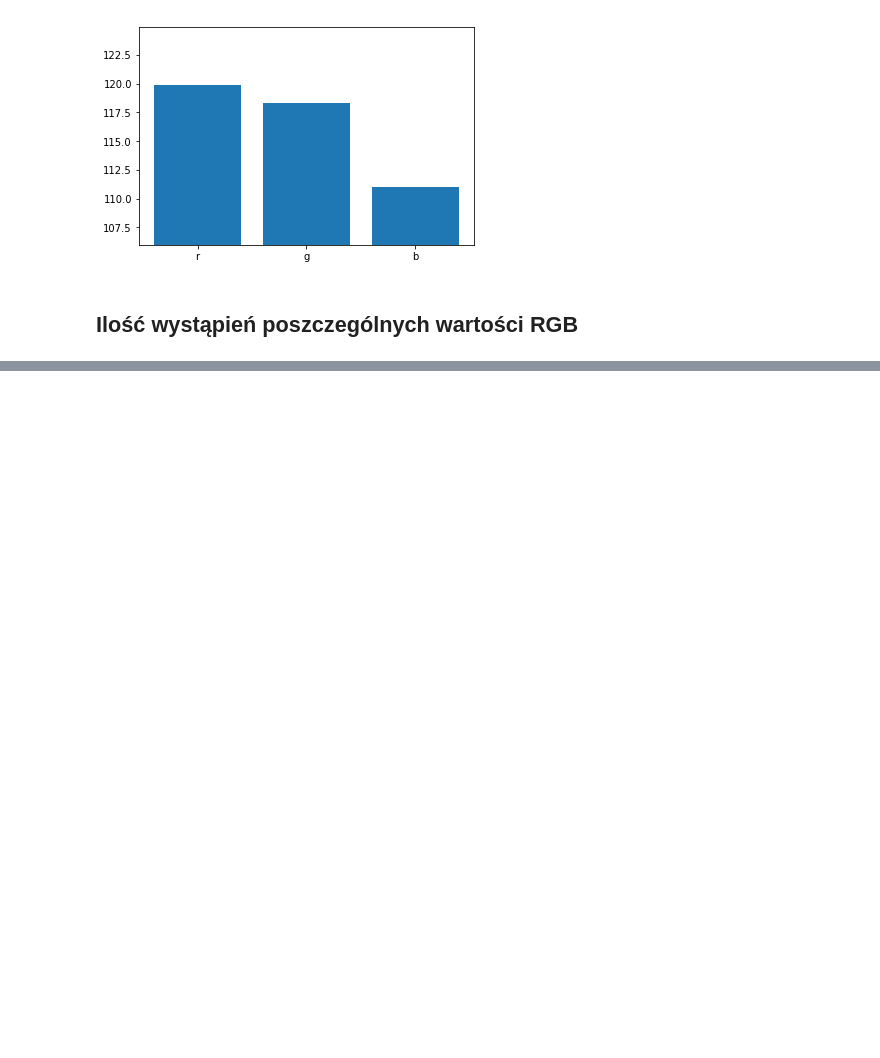
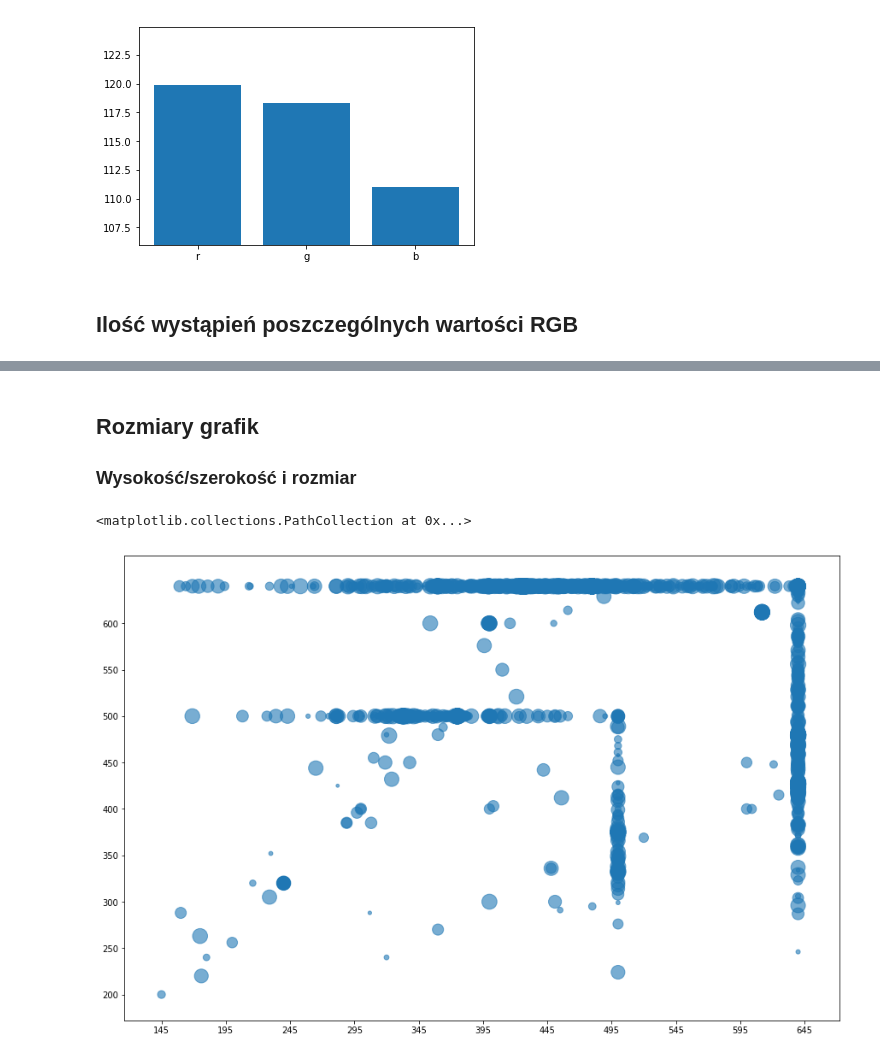
Before and after one commit to konradszwed/projekt_analiza_obrazu, a Jupyter notebook: main.ipynb, the cells around one changed output, grey strips where cells are left out. Drawn from its saved outputs; the diff is of its cells as text; code cells hidden in the pictures; blank space fills up the shorter version.

```diff
--- a/main.ipynb
+++ b/main.ipynb
@@ -274,0 +373,28 @@ plt.show()
+# %% [markdown]
+<h2>Rozmiary grafik</h2>
+<h3>Wysokość/szerokość i rozmiar</h3>
+# %%
+t=[i for i in range(256)]
+datax,datay,datar=[],[],[]
+for i in range(0,len(dane)):
+    datax.append(dane[i][3])
+    datay.append(dane[i][4])
+    datar.append(dane[i][6])
+
+line = plt.figure()
+
+plt.xticks(np.arange(min(datax), max(datax)+10, 50.0))
+plt.yticks(np.arange(min(datay), max(datay)+10, 50.0))
+#np.random.seed(5)
+#plt.plot(datax, datay, ".")
+s = [n/15 for n in range(len(datar))]
+plt.scatter(datax,datay,s=s, alpha = 0.6)
+
+# draw vertical line from (70,100) to (70, 250)
+#plt.plot([70, 70], [100, 250], 'k-', lw=2)
+
+# draw diagonal line from (70, 90) to (90, 200)
+#plt.plot([70, 90], [90, 200], 'k-')
+# %% [output]
+<matplotlib.collections.PathCollection at 0x...>
+[figure, added]
```
Also changed, not shown: parts of 21 cells of this notebook, 3 other files.
